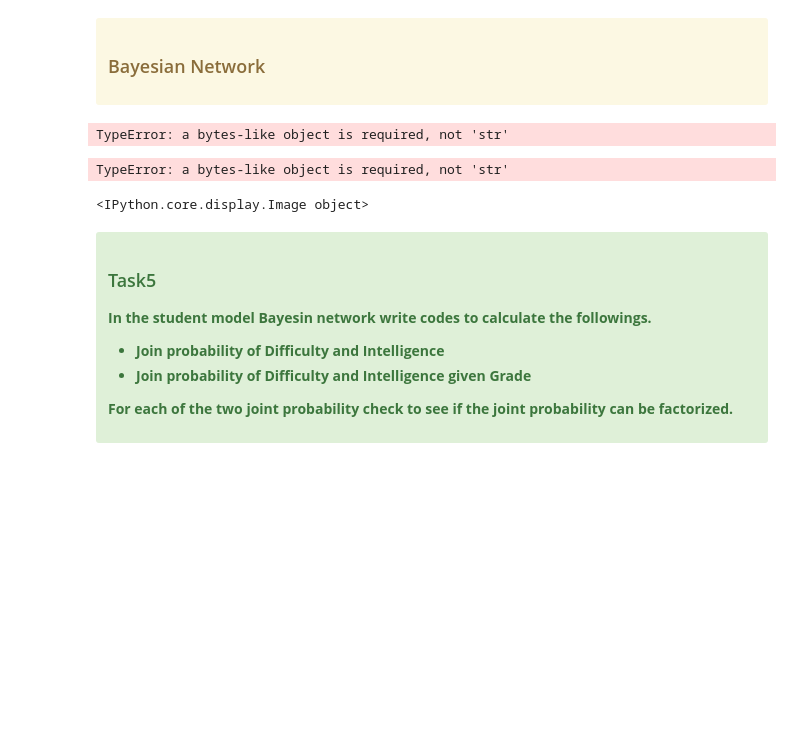
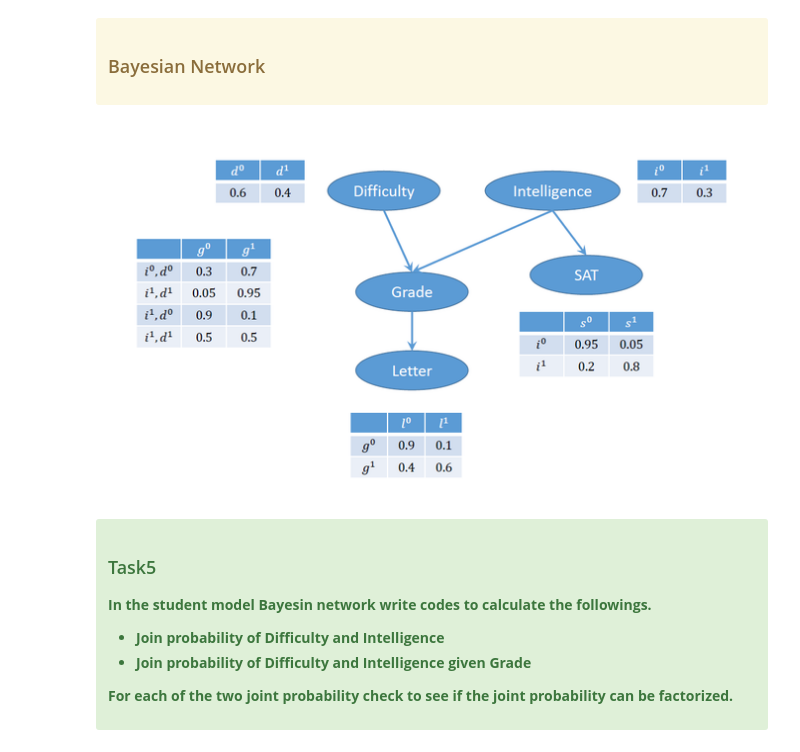
Before and after one commit to felrock/datamining, a Jupyter notebook: lab4/Data and knowledge representation.ipynb, the cells around one changed output. Drawn from its saved outputs; the diff is of its cells as text; code cells hidden in the pictures; blank space fills up the shorter version.

```diff
--- a/lab4/Data and knowledge representation.ipynb
+++ b/lab4/Data and knowledge representation.ipynb
@@ -225,8 +225,6 @@ parallel_coordinates(datat, 2)
 
 </div>
 # %%
-Image("Images/Student model.png")
+Image("Student model.png")
 # %% [output]
-TypeError: a bytes-like object is required, not 'str'
-TypeError: a bytes-like object is required, not 'str'
-<IPython.core.display.Image object>
+[figure, added]
```
Also changed, not shown: parts of 8 cells of this notebook, 3 other files.
